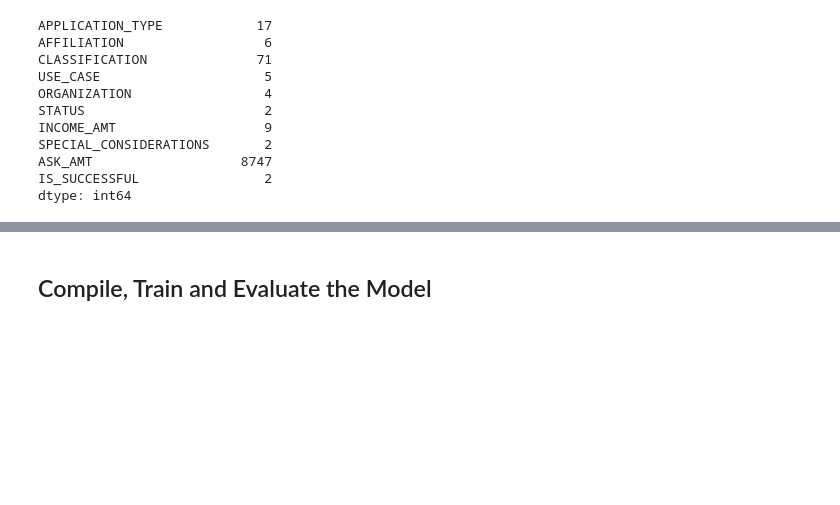
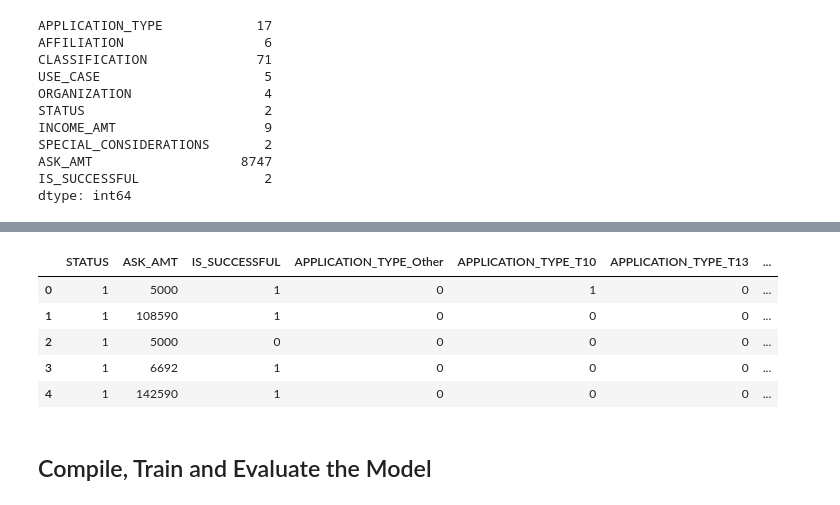
Before and after one commit to khutula/deep-learning-challenge, a Jupyter notebook: AlphabetSoupCharity_Optimization.ipynb, the cells around one changed output, grey strips where cells are left out. Saved outputs shown, nothing was run; the diff lists cells and outputs as text; code cells hidden in the pictures; blank space fills up the shorter version.

```diff
--- a/AlphabetSoupCharity_Optimization.ipynb
+++ b/AlphabetSoupCharity_Optimization.ipynb
@@ -64,8 +74,7 @@ T17        1
 Name: APPLICATION_TYPE, dtype: int64
 # %%
 # Choose a cutoff value and create a list of application types to be replaced
-# use the variable name `application_types_to_replace`
-#  YOUR CODE GOES HERE
+application_types_to_replace = ["T14", "T25", "T29", "T15", "T17", "T2", "T12"]
 
 # Replace in dataframe
 for app in application_types_to_replace:
@@ -123,8 +121,13 @@ C1256        2
 Name: CLASSIFICATION, dtype: int64
 # %%
 # Choose a cutoff value and create a list of classifications to be replaced
-# use the variable name `classifications_to_replace`
-#  YOUR CODE GOES HERE
+classifications_to_replace = ["C1248", "C4500", "C2170", "C2380", "C1820", "C1732", "C2600", "C3700", "C1245",
+                              "C2150", "C1570", "C4200", "C8210", "C2500", "C2190", "C1580", "C2570", "C2190",
+                              "C4120", "C1728", "C2561", "C1900", "C1370", "C1236", "C5200", "C6100", "C1283",
+                              "C1230", "C1400", "C2300", "C7200", "C1240", "C8000", "C7120", "C1500", "C1800",
+                              "C6000", "C1250", "C8200", "C1238", "C1237", "C1720", "C1278", "C0", "C1260",
+                              "C1235", "C7210", "C2400", "C4100", "C1257", "C1600", "C2710", "C1256", "C1246",
+                              "C1267", "C1234", "C3200"]
 
 # Replace in dataframe
 for cls in classifications_to_replace:
@@ -142,6 +155,14 @@ C2100     1883
 Name: CLASSIFICATION, dtype: int64
 # %%
 # Convert categorical data to numeric with `pd.get_dummies`
-#  YOUR CODE GOES HERE
+application_dummies = pd.get_dummies(application_df)
+application_dummies.head()
+# %% [output]
+|  | STATUS | ASK_AMT | IS_SUCCESSFUL | APPLICATION_TYPE_Other | APPLICATION_TYPE_T10 | APPLICATION_TYPE_T13 | ... |
+| 0 | 1 | 5000 | 1 | 0 | 1 | 0 | ... |
+| 1 | 1 | 108590 | 1 | 0 | 0 | 0 | ... |
+| 2 | 1 | 5000 | 0 | 0 | 0 | 0 | ... |
+| 3 | 1 | 6692 | 1 | 0 | 0 | 0 | ... |
+| 4 | 1 | 142590 | 1 | 0 | 0 | 0 | ... |
 # %%
 # Split our preprocessed data into our features and target arrays
```
Also changed, not shown: parts of 10 cells of this notebook.
